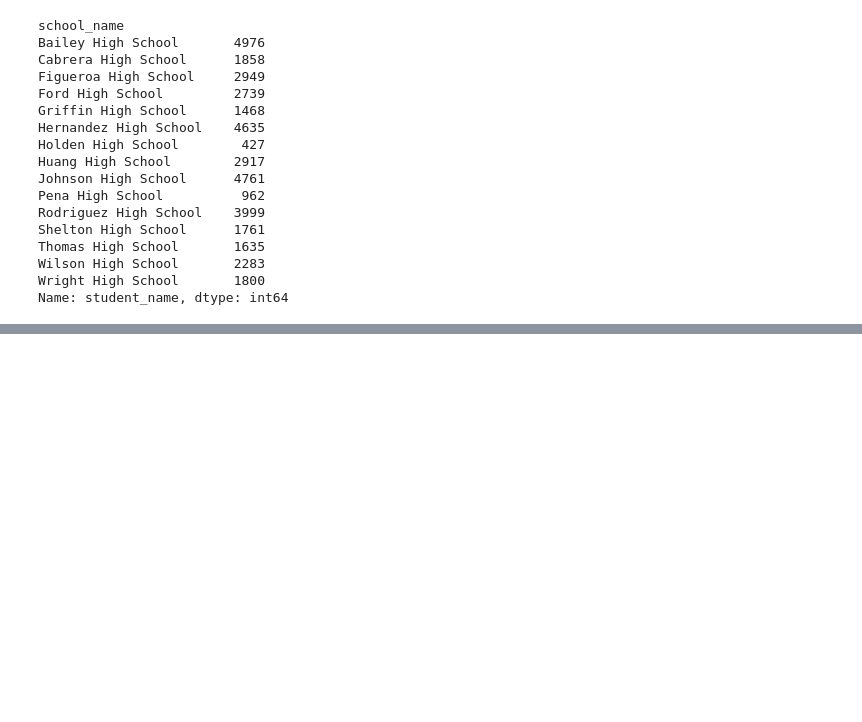
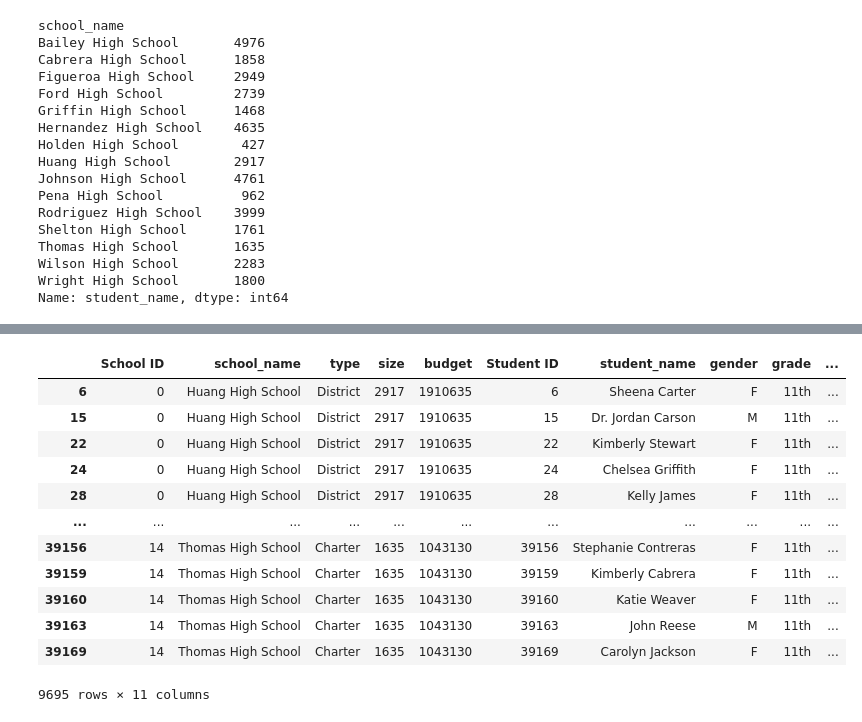
Before and after one commit to Urja1529/pandas_challenge, a Jupyter notebook: PyCitySchools.ipynb, the cells around one changed output, grey strips where cells are left out. Cells and saved outputs as stored; diff of their text form; code cells hidden in the pictures; blank space fills up the shorter version.

```diff
--- a/PyCitySchools.ipynb
+++ b/PyCitySchools.ipynb
@@ -172,0 +462,21 @@ Name: budget, dtype: int64
+# %%
+ninth_grader=student_complete_df[(student_complete_df["grade"]=="9th")]
+
+tenth_grader=student_complete_df[(student_complete_df["grade"]=="10th")]
+eleventh_grader=student_complete_df[(student_complete_df["grade"]=="11th")]
+twelfth_grader=student_complete_df[(student_complete_df["grade"]=="12th")]
+eleventh_grader
+# %% [output]
+|  | School ID | school_name | type | size | budget | Student ID | student_name | gender | grade | ... |
+| 6 | 0 | Huang High School | District | 2917 | 1910635 | 6 | Sheena Carter | F | 11th | ... |
+| 15 | 0 | Huang High School | District | 2917 | 1910635 | 15 | Dr. Jordan Carson | M | 11th | ... |
+| 22 | 0 | Huang High School | District | 2917 | 1910635 | 22 | Kimberly Stewart | F | 11th | ... |
+| 24 | 0 | Huang High School | District | 2917 | 1910635 | 24 | Chelsea Griffith | F | 11th | ... |
+| 28 | 0 | Huang High School | District | 2917 | 1910635 | 28 | Kelly James | F | 11th | ... |
+| ... | ... | ... | ... | ... | ... | ... | ... | ... | ... | ... |
+| 39156 | 14 | Thomas High School | Charter | 1635 | 1043130 | 39156 | Stephanie Contreras | F | 11th | ... |
+| 39159 | 14 | Thomas High School | Charter | 1635 | 1043130 | 39159 | Kimberly Cabrera | F | 11th | ... |
+| 39160 | 14 | Thomas High School | Charter | 1635 | 1043130 | 39160 | Katie Weaver | F | 11th | ... |
+| 39163 | 14 | Thomas High School | Charter | 1635 | 1043130 | 39163 | John Reese | M | 11th | ... |
+| 39169 | 14 | Thomas High School | Charter | 1635 | 1043130 | 39169 | Carolyn Jackson | F | 11th | ... |
+9695 rows × 11 columns
```
Also changed, not shown: parts of 42 cells of this notebook, 4 other files.
